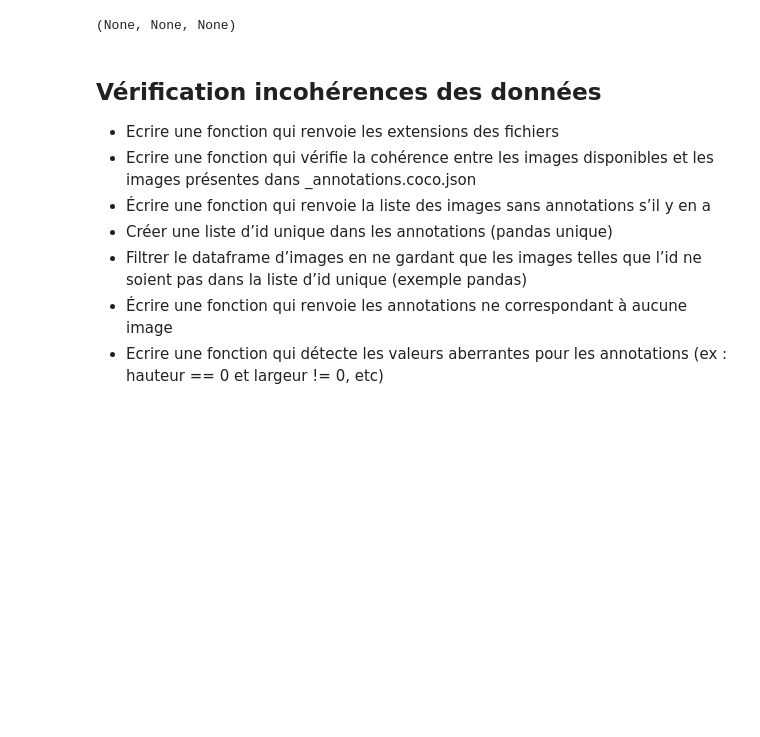
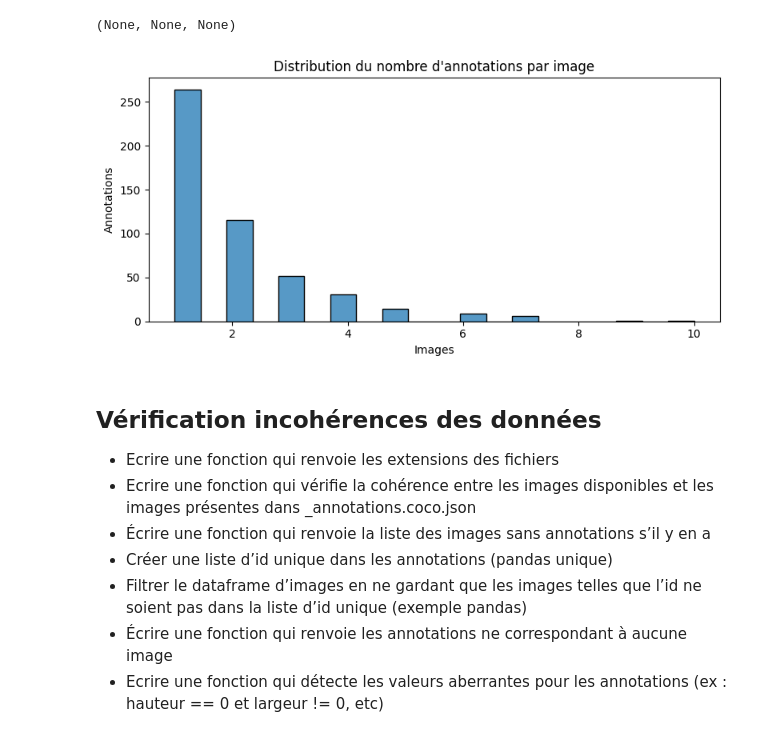
Before and after one commit to GaetanCSimplon/wildfire_detection, a Jupyter notebook: prepare_data/exploration.ipynb, the cells around one changed output. Saved outputs shown, nothing was run; the diff lists cells and outputs as text; code cells hidden in the pictures; blank space fills up the shorter version.

```diff
--- a/prepare_data/exploration.ipynb
+++ b/prepare_data/exploration.ipynb
@@ -124,6 +105,19 @@ Nombre d'images : 500
 Nombre d'annotations : 959
 Nombre moyen d'annotations par image : 1.945233265720081
 (None, None, None)
+# %%
+
+plt.figure(figsize=(8,4))
+
+img_ann = df_annotations.groupby('image_id').size().reset_index(name="n_annotations")
+sns.histplot(img_ann['n_annotations'], bins=20)
+plt.title("Distribution du nombre d'annotations par image")
+plt.xlabel("Images")
+plt.ylabel("Annotations")
+plt.tight_layout()
+plt.show()
+# %% [output]
+[figure, added]
 # %% [markdown]
 ## Vérification incohérences des données
 
```
Also changed, not shown: parts of 13 cells of this notebook, 2 other files.
